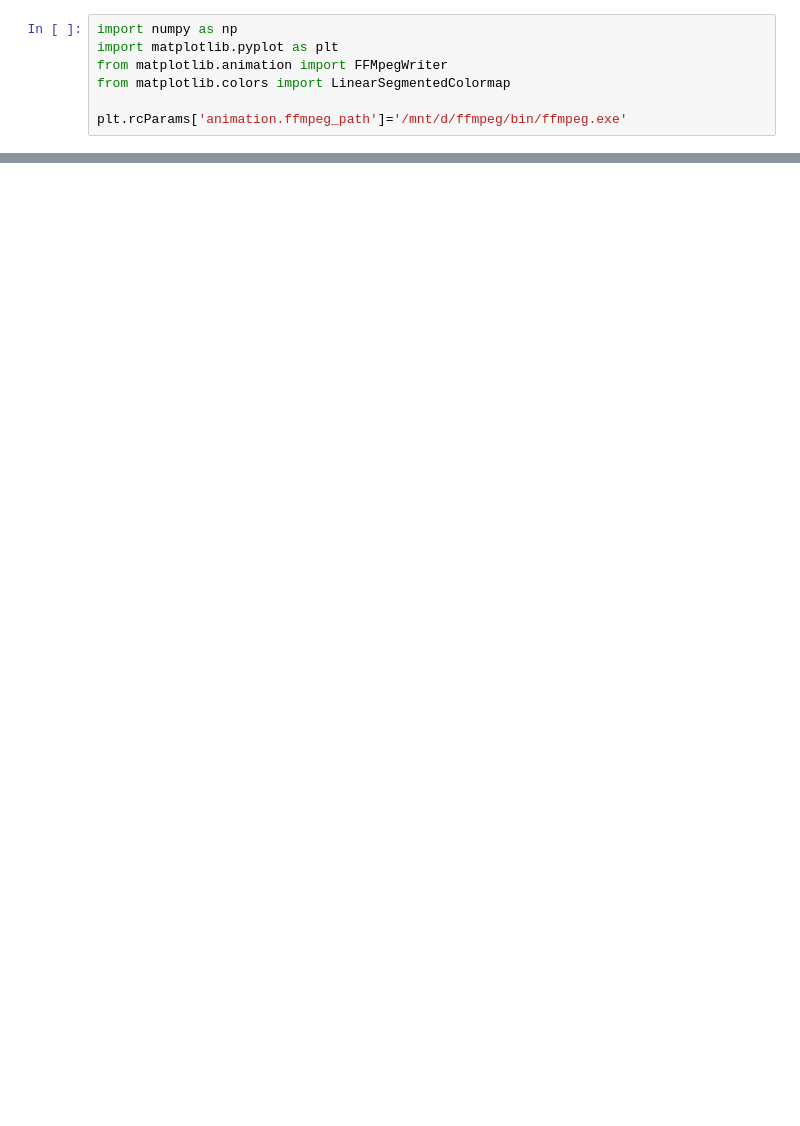
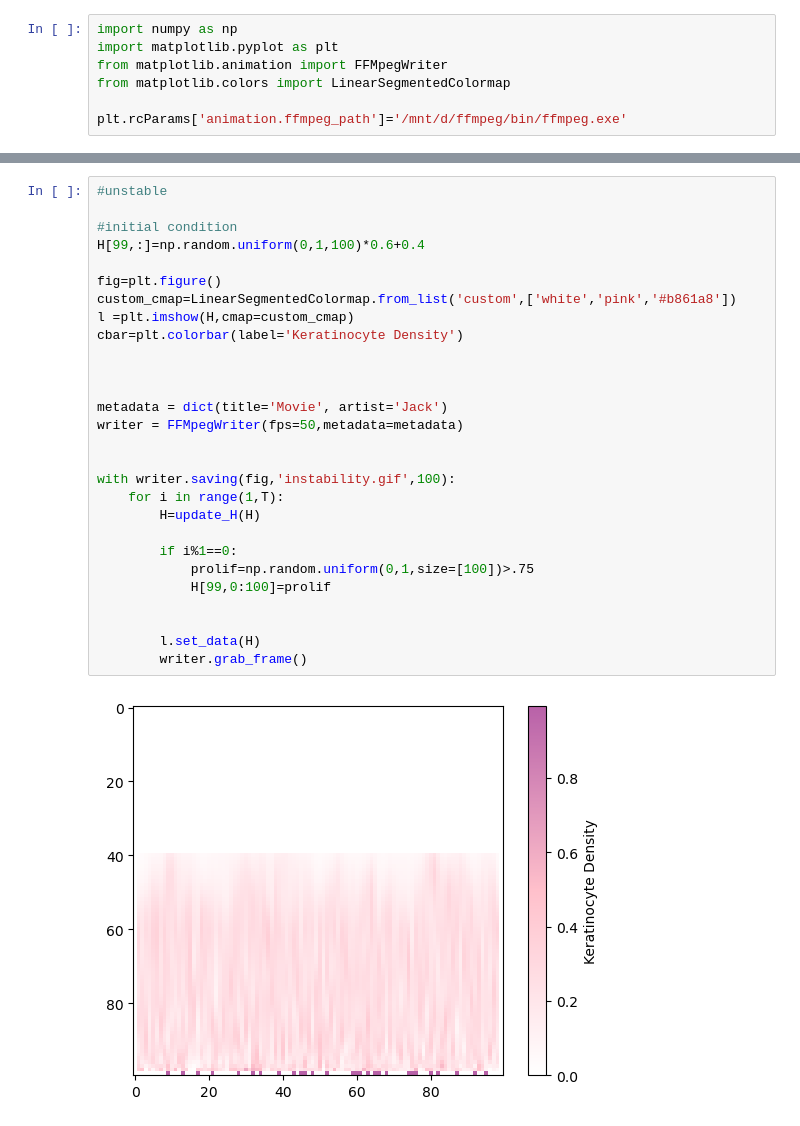
Before and after one commit to jbr819/Part-III-Miniproject, a Jupyter notebook: PDE-model/001-PDE-Model-Prototpye.ipynb, the cells around one changed output, grey strips where cells are left out. Drawn from its saved outputs; the diff is of its cells as text; blank space fills up the shorter version.

```diff
--- a/PDE-model/001-PDE-Model-Prototpye.ipynb
+++ b/PDE-model/001-PDE-Model-Prototpye.ipynb
@@ -66,0 +113,30 @@ with writer.saving(fig,'test.gif',100):
+# %%
+#unstable
+
+#initial condition
+H[99,:]=np.random.uniform(0,1,100)*0.6+0.4
+
+fig=plt.figure()
+custom_cmap=LinearSegmentedColormap.from_list('custom',['white','pink','#b861a8'])
+l =plt.imshow(H,cmap=custom_cmap)
+cbar=plt.colorbar(label='Keratinocyte Density')
+
+
+
+metadata = dict(title='Movie', artist='Jack')
+writer = FFMpegWriter(fps=50,metadata=metadata)
+
+
+with writer.saving(fig,'instability.gif',100):
+    for i in range(1,T):
+        H=update_H(H)
+
+        if i%1==0:
+            prolif=np.random.uniform(0,1,size=[100])>.75
+            H[99,0:100]=prolif
+
+
+        l.set_data(H)
+        writer.grab_frame()
+# %% [output]
+[figure, added]
```
Also changed, not shown: parts of 5 cells of this notebook, 7 other files.
